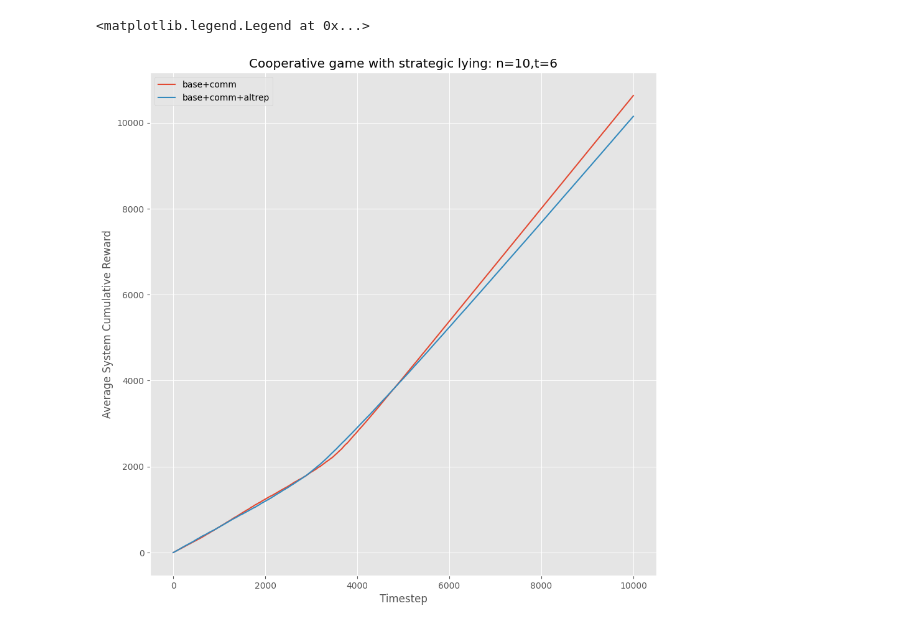
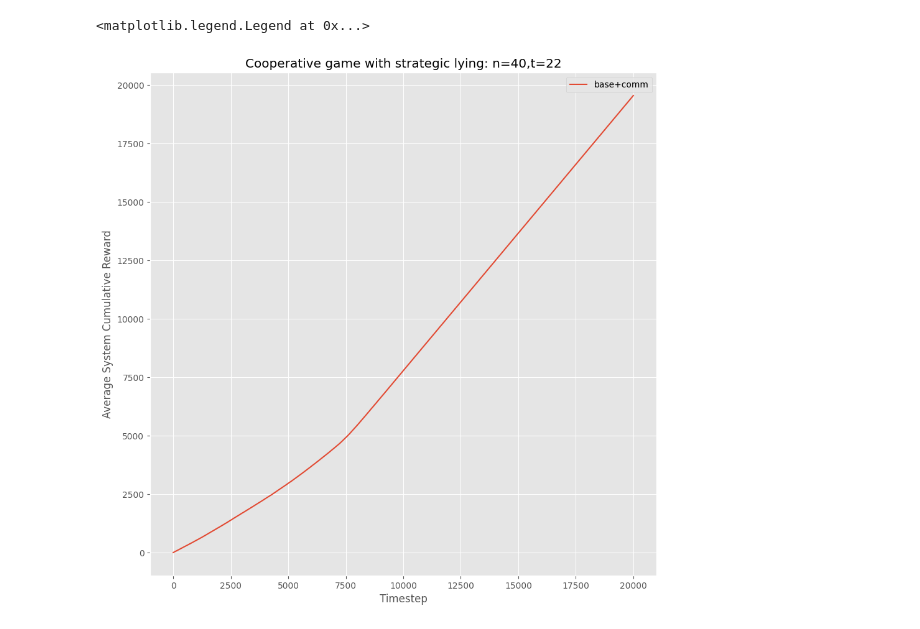
Before and after one commit to akhimoche/coop-form-marl, a Jupyter notebook: graph_test.ipynb, the cells around one changed output. Saved outputs shown, nothing was run; the diff lists cells and outputs as text; code cells hidden in the pictures.

```diff
--- a/graph_test.ipynb
+++ b/graph_test.ipynb
@@ -1,38 +1,38 @@
 # %%
 import matplotlib.pyplot as plt
 plt.style.use('ggplot')
 import numpy as np
 
 # set parameters
-n = 10
-t = 6
+n = 40
+t = 22
 
 # load simulation results
 cum_rew_1 = np.load(f'data/base_comm/n{n}t{t}_cum_rew_[-0.99,2].npy')
-cum_rew_2 = np.load(f'data/base_comm_gain_comb/n{n}t{t}_cum_rew_[-0.99,2].npy')
+#cum_rew_2 = np.load(f'data/base_model/n{n}t{t}_cum_rew_cnf0.npy')
 #cum_rew_3 = np.load(f'data/base_comm/n{n}t{t}_cum_rew_[-0.99,3].npy')
 #cum_rew_4 = np.load(f'data/base_comm/n{n}t{t}_cum_rew_[-0.99,5].npy')
 # average over the simulations
 cum_rew_1 = np.mean(cum_rew_1, axis=0)
-cum_rew_2= np.mean(cum_rew_2, axis=0)
+#cum_rew_2= np.mean(cum_rew_2, axis=0)
 #cum_rew_3= np.mean(cum_rew_3, axis=0)
 #cum_rew_4= np.mean(cum_rew_4, axis=0)
 # plot cum rew graphs
 plt.title(f'Cooperative game with strategic lying: n={n},t={t}')
 plt.xlabel('Timestep')
 plt.ylabel('Average System Cumulative Reward')
 
 plt.plot(cum_rew_1, label='base+comm')
-plt.plot(cum_rew_2, label='base+comm+altrep')
+#plt.plot(cum_rew_2, label='base')
 #plt.plot(cum_rew_3, label='[-0.99,3]')
 #plt.plot(cum_rew_4, label='[-0.99,5]')
 
 fig = plt.gcf()
 fig.set_size_inches(10.5, 10.5)
 
 plt.legend()
 # %% [output]
 <matplotlib.legend.Legend at 0x...>
-[figure, old version]
+[figure, new version]
 # %%
 actions_1 = np.load(f'data/base_comm/n{n}t{t}_actions_[-0.99,2].npy')
```
Also changed, not shown: parts of 2 cells of this notebook, 5 other files.
